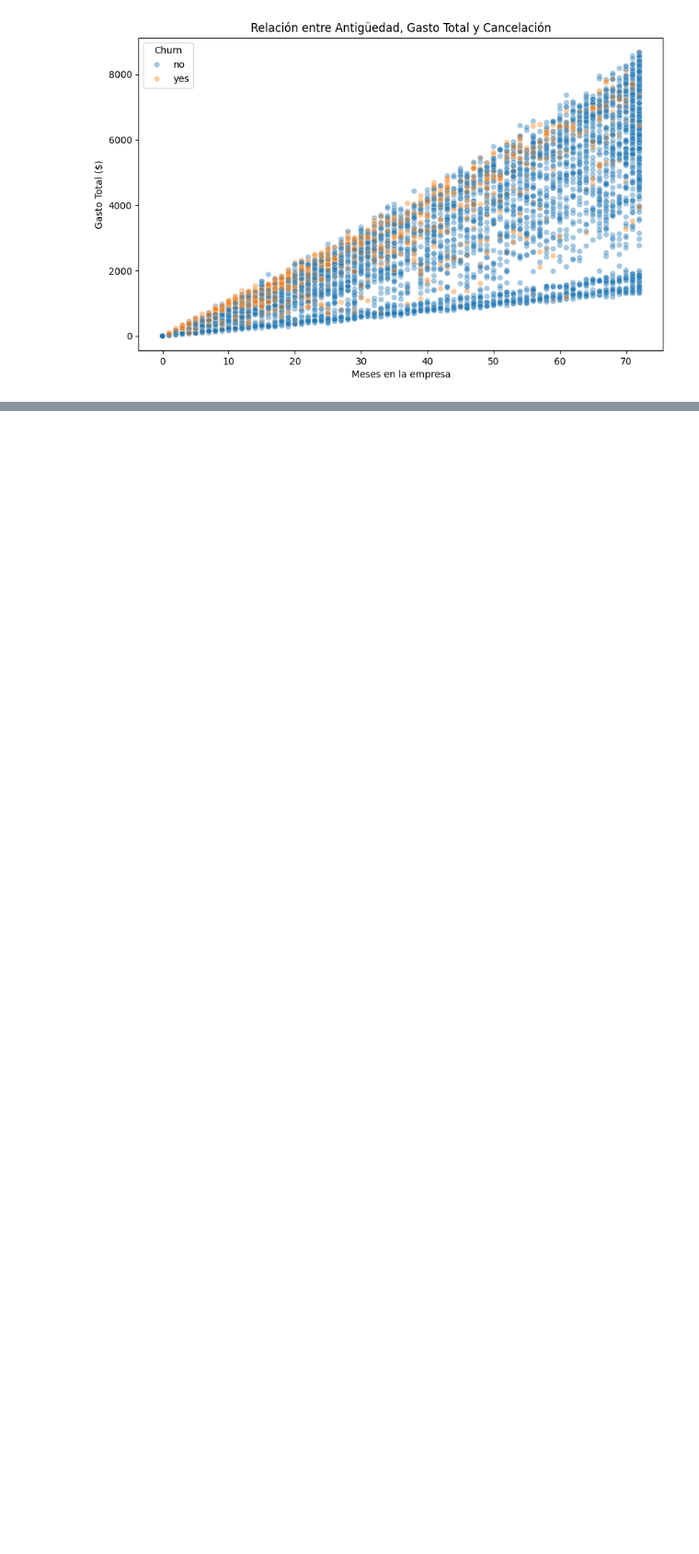
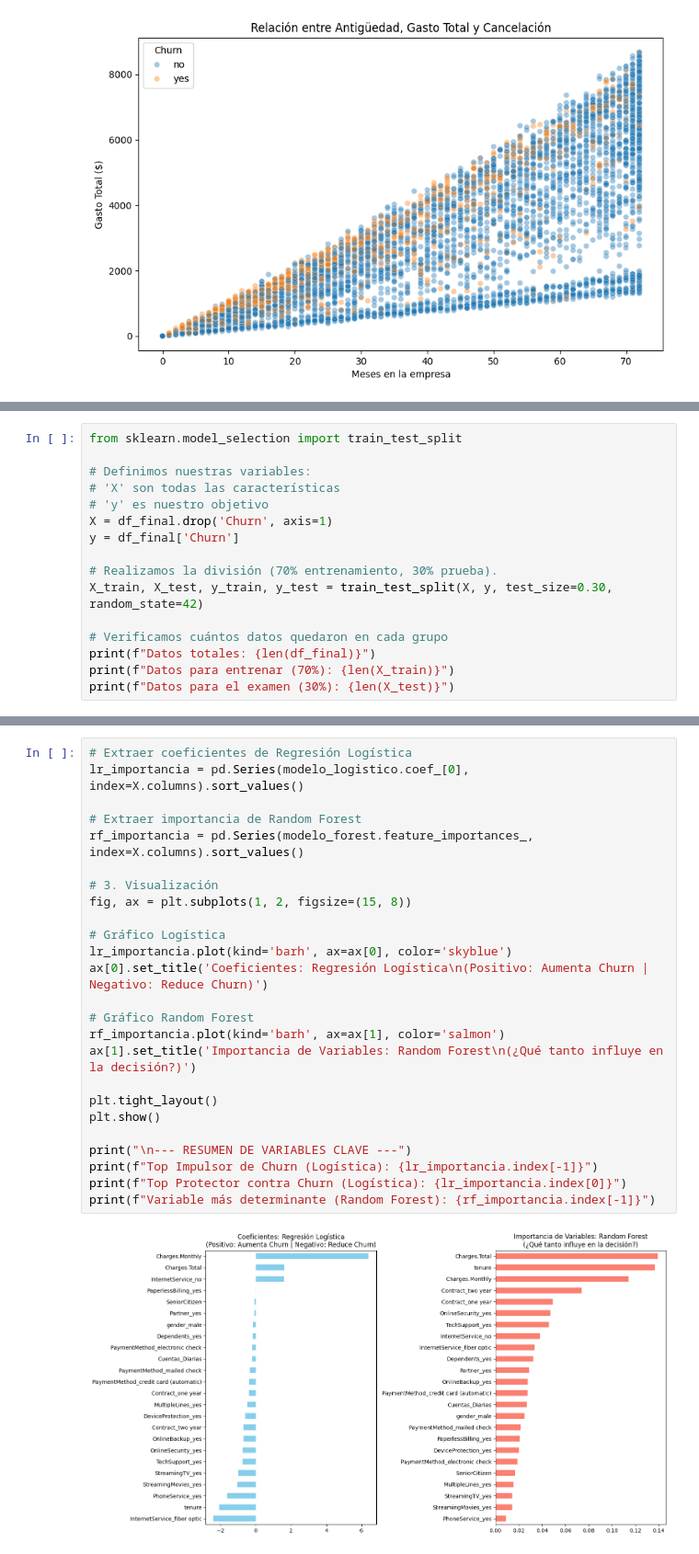
Before and after one commit to fabrizzio2901/Challenge-Telecom-X-an-lisis-de-evasi-n-de-clientes---Parte-2, a Jupyter notebook: Challenge_Telecom_X_análisis_de_evasión_de_clientes_Parte_2.ipynb, the cells around one changed output, grey strips where cells are left out. Shown at 92% size. Drawn from its saved outputs; the diff is of its cells as text; blank space fills up the shorter version.

```diff
--- a/Challenge_Telecom_X_análisis_de_evasión_de_clientes_Parte_2.ipynb
+++ b/Challenge_Telecom_X_análisis_de_evasión_de_clientes_Parte_2.ipynb
@@ -191,0 +194,16 @@ plt.show()
+# %%
+from sklearn.model_selection import train_test_split
+
+# Definimos nuestras variables:
+# 'X' son todas las características
+# 'y' es nuestro objetivo
+X = df_final.drop('Churn', axis=1)
+y = df_final['Churn']
+
+# Realizamos la división (70% entrenamiento, 30% prueba).
+X_train, X_test, y_train, y_test = train_test_split(X, y, test_size=0.30, random_state=42)
+
+# Verificamos cuántos datos quedaron en cada grupo
+print(f"Datos totales: {len(df_final)}")
+print(f"Datos para entrenar (70%): {len(X_train)}")
+print(f"Datos para el examen (30%): {len(X_test)}")
@@ -191,0 +316,27 @@ plt.show()
+# %%
+# Extraer coeficientes de Regresión Logística
+lr_importancia = pd.Series(modelo_logistico.coef_[0], index=X.columns).sort_values()
+
+# Extraer importancia de Random Forest
+rf_importancia = pd.Series(modelo_forest.feature_importances_, index=X.columns).sort_values()
+
+# 3. Visualización
+fig, ax = plt.subplots(1, 2, figsize=(15, 8))
+
+# Gráfico Logística
+lr_importancia.plot(kind='barh', ax=ax[0], color='skyblue')
+ax[0].set_title('Coeficientes: Regresión Logística\n(Positivo: Aumenta Churn | Negativo: Reduce Churn)')
+
+# Gráfico Random Forest
+rf_importancia.plot(kind='barh', ax=ax[1], color='salmon')
+ax[1].set_title('Importancia de Variables: Random Forest\n(¿Qué tanto influye en la decisión?)')
+
+plt.tight_layout()
+plt.show()
+
+print("\n--- RESUMEN DE VARIABLES CLAVE ---")
+print(f"Top Impulsor de Churn (Logística): {lr_importancia.index[-1]}")
+print(f"Top Protector contra Churn (Logística): {lr_importancia.index[0]}")
+print(f"Variable más determinante (Random Forest): {rf_importancia.index[-1]}")
+# %% [output]
+[figure, added]
```
Also changed, not shown: parts of 9 cells of this notebook.
